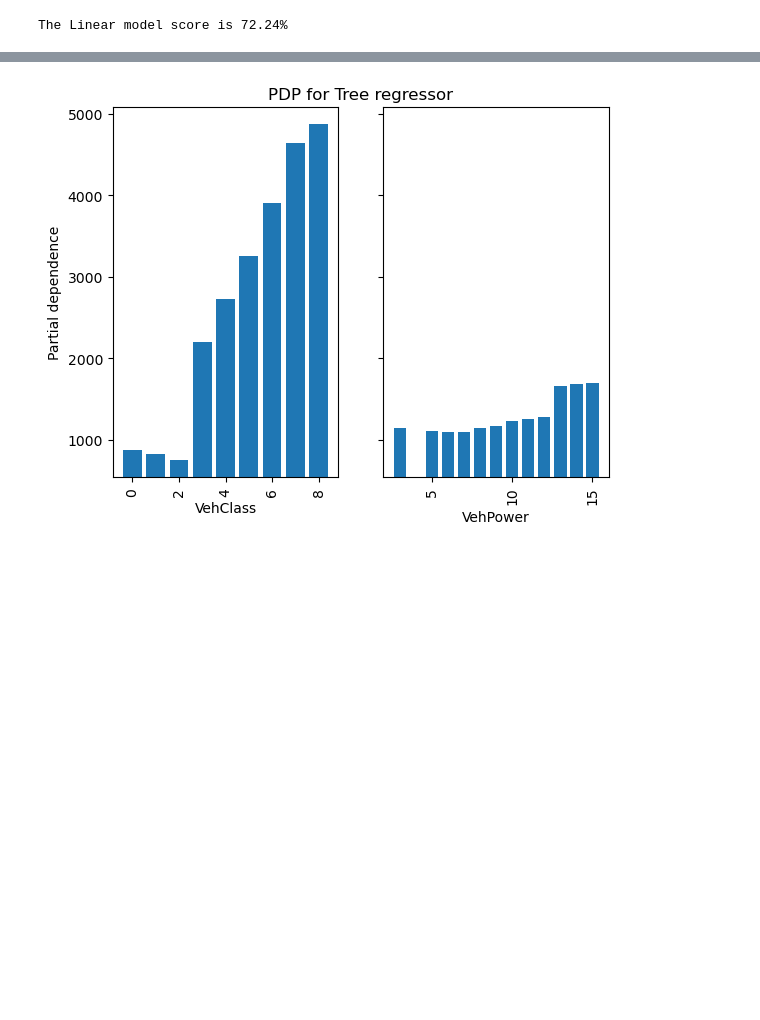
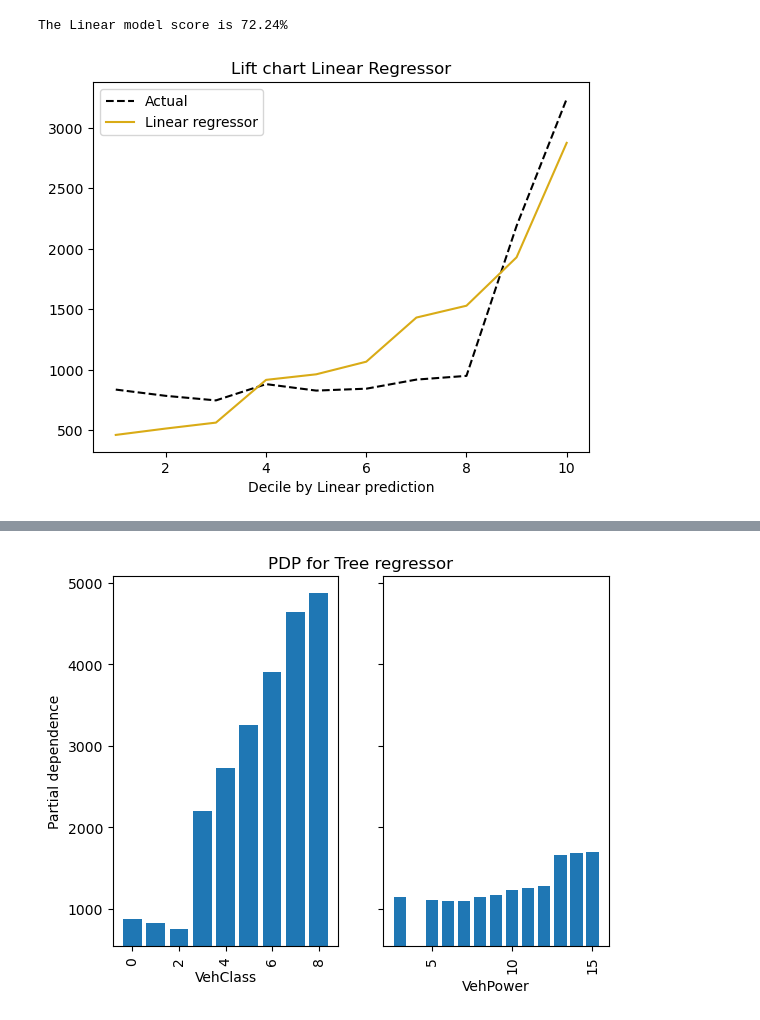
Before and after one commit to hellwind495/DataScienceDataViz, a Jupyter notebook: lift charts synthetic data.ipynb, the cells around one changed output, grey strips where cells are left out. Cells and saved outputs as stored; diff of their text form; code cells hidden in the pictures; blank space fills up the shorter version.

```diff
--- a/lift charts synthetic data.ipynb
+++ b/lift charts synthetic data.ipynb
@@ -76 +70,15 @@ pred_df["DecileLin"] = pred_df["Lin"].rank(pct=True).map(perc_to_decile)
+# %%
+pred_df = pd.DataFrame({"Actual": y_test, "Tree": y_tree, "Lin": y_lin})
+pred_df.sort_values("Lin", inplace=True)
+pred_df["DecileLin"] = pred_df["Lin"].rank(pct=True).map(perc_to_decile)
+
+fig, ax = plt.subplots()
+
+pred_df.loc[:,["DecileLin","Actual", "Lin"]].groupby("DecileLin").mean().plot(color = ["black", "#d9ab16"], style=["--","-"], ax=ax)
+ax.legend(["Actual", "Linear regressor"])
+ax.set_title("Lift chart Linear Regressor")
+ax.set_xlabel("Decile by Linear prediction")
+plt.savefig("high quality images/single lift charts.pdf")
+# %% [output]
+[figure, added]
 # %%
```
Also changed, not shown: parts of 5 cells of this notebook, 1 other file.
